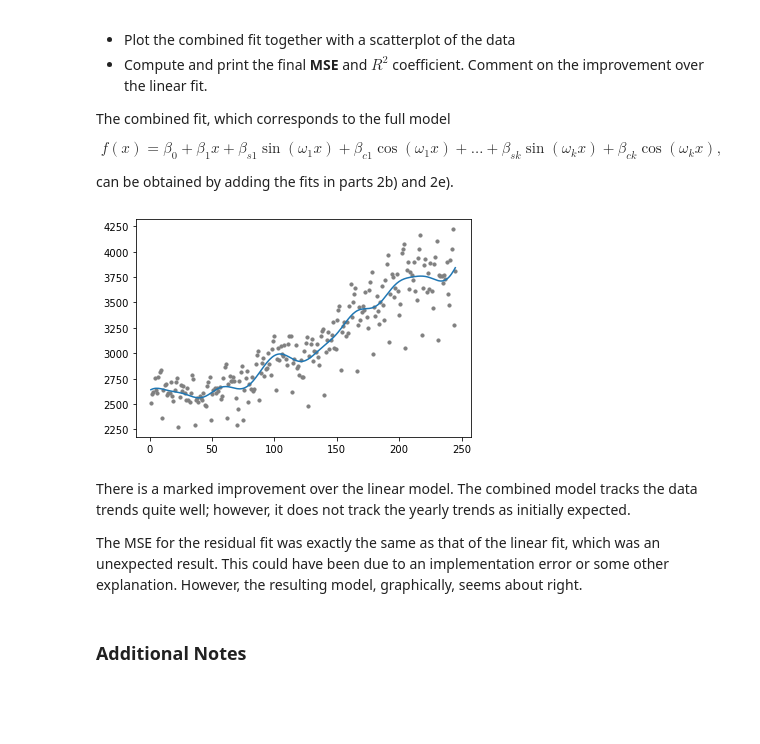
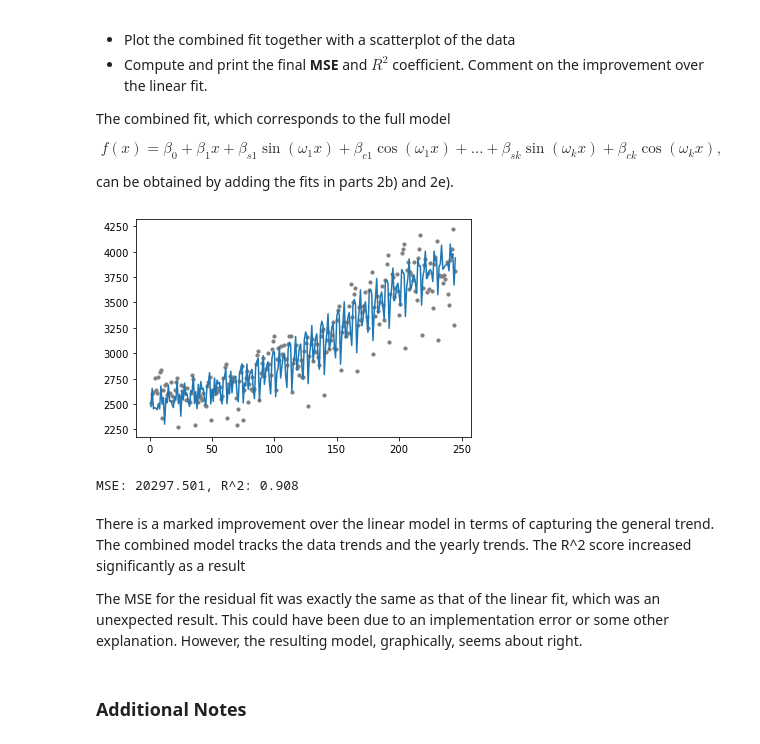
Before and after one commit to Nicholas-Ho/Data-Science-Exercises, a Jupyter notebook: Exercises/03 Exercise Notebook 3.ipynb, the cells around one changed output. Cells and saved outputs as stored; diff of their text form; code cells hidden in the pictures; blank space fills up the shorter version.

```diff
--- a/Exercises/03 Exercise Notebook 3.ipynb
+++ b/Exercises/03 Exercise Notebook 3.ipynb
@@ -113,7 +113,7 @@ There appears to be a periodic component with an approximate period of 12 interv
 T = 28 # in days, from the table
 
 periodgram = np.abs(np.fft.fft(res, N)/N)**2
-freqs = xvals/(N*T) # in 1/days
+freqs = np.linspace(0, N-1, N)/(N) # in 1/28 days
 plt.plot(freqs, periodgram)
 plt.show()
 # %% [output]
@@ -126,5 +126,7 @@ for i in range(len(periodgram)):
     if periodgram[i] > 0.5*max_p:
         sig_freqs.append(freqs[i])
 
+sig_freqs = sig_freqs[:len(sig_freqs)//2] # Removing all the N-k frequencies
+
 print('Significant frequencies:', sig_freqs)
 # %% [output]
@@ -173,13 +184,19 @@ can be obtained by adding the fits in parts 2b) and 2e).
 # %%
 predictions = pred_lin + pred_dft
 
 plt.plot(xvals, predictions)
 plt.scatter(xvals, yvals, c='gray', s=10)
 plt.show()
+
+res = yvals - predictions
+res_0 = yvals - np.mean(yvals)*np.ones(xvals.shape[0])
+sse_0 = res_0 @ res_0
+print(f'MSE: {np.sum(res.T@res)/len(yvals):.3f}, R^2: {1-np.sum(res@res)/sse_0:.3f}')
 # %% [output]
-[figure, old version]
+[figure, new version]
+MSE: 20297.501, R^2: 0.908
 # %% [markdown]
-There is a marked improvement over the linear model. The combined model tracks the data trends quite well; however, it does not track the yearly trends as initially expected.
+There is a marked improvement over the linear model in terms of capturing the general trend. The combined model tracks the data trends and the yearly trends. The R^2 score increased significantly as a result
 
 The MSE for the residual fit was exactly the same as that of the linear fit, which was an unexpected result. This could have been due to an implementation error or some other explanation. However, the resulting model, graphically, seems about right.
 # %% [markdown]
```
Also changed, not shown: parts of 7 cells of this notebook, 3 other files.
